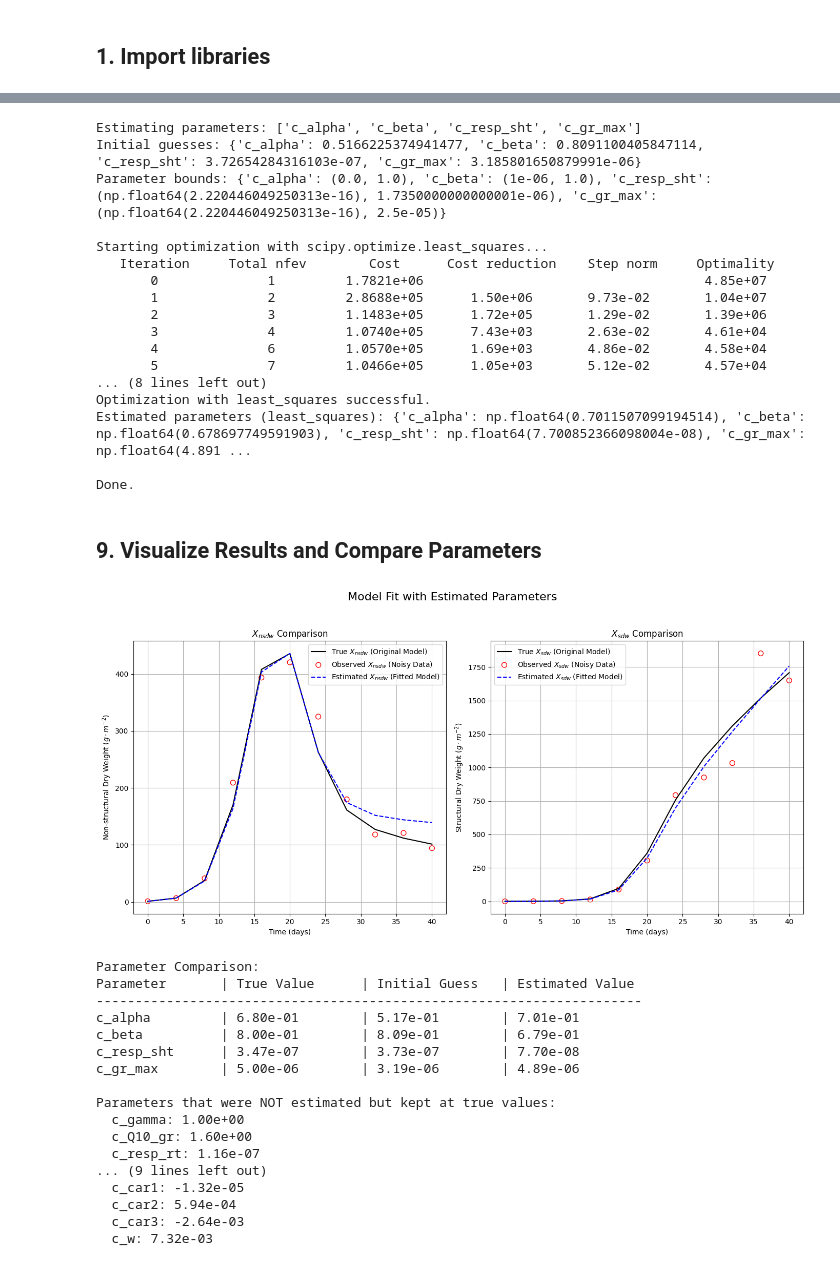
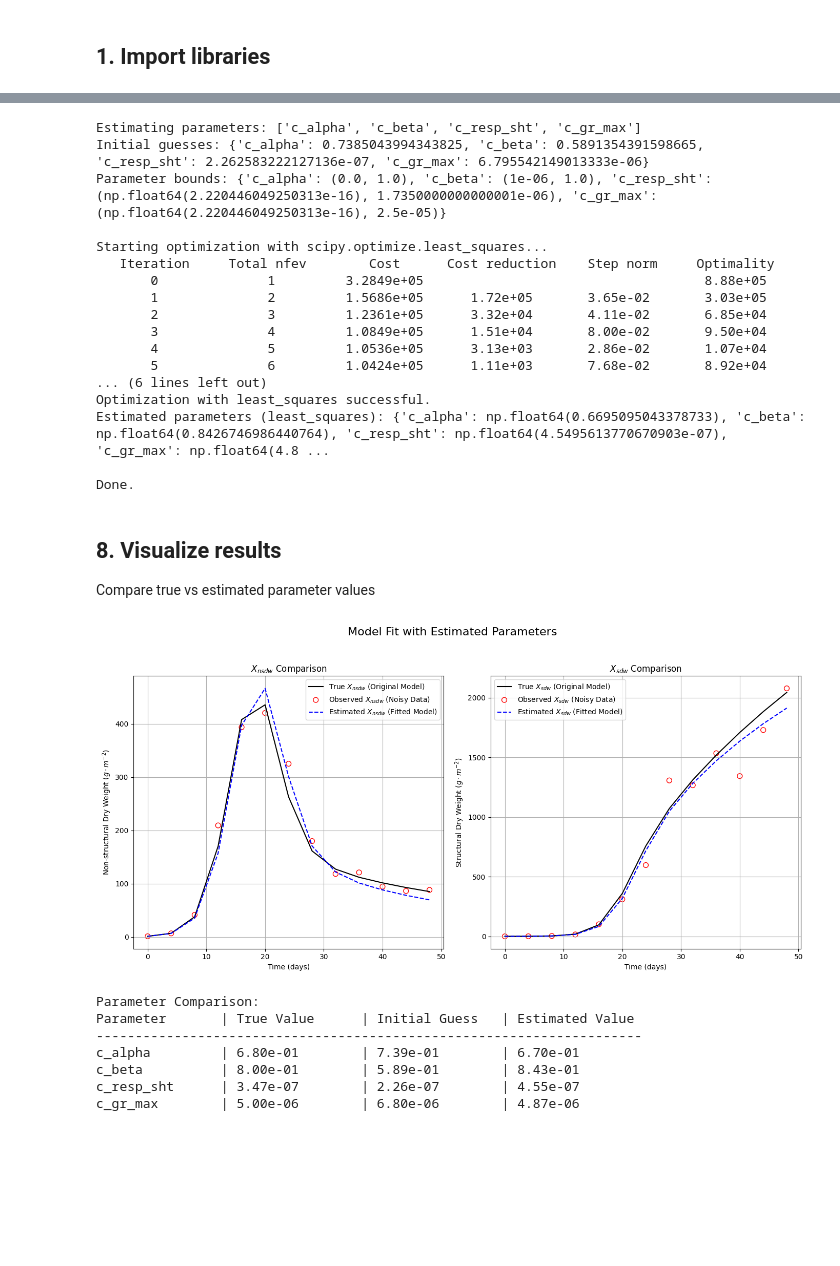
Before and after one commit to BiceMar/lettuce_growth_model_identifiability_analysis, a Jupyter notebook: parameter_estimation/script/estimation_simulated_data.ipynb, the cells around one changed output, grey strips where cells are left out. Drawn from its saved outputs; the diff is of its cells as text; code cells hidden in the pictures; blank space fills up the shorter version.

```diff
--- a/parameter_estimation/script/estimation_simulated_data.ipynb
+++ b/parameter_estimation/script/estimation_simulated_data.ipynb
@@ -163,11 +179,11 @@ Inputs: {'U_PAR': 150, 'U_CO2': 600, 'U_T': 22}
 X0 = [1.0, 0.1]  #1g/m^2 non-structural, 0.1g/m^2 structural
 
 # Time span for the simulation
-t_days = 40
+t_days = 50
 
 t_seconds_per_day = 24 * 60 * 60
 
-# Suppose we sample the data every 4 days.
+# Sample the data every 4 days.
 sampling_interval_days = 4
 num_sampling_points = int(t_days / sampling_interval_days) + 1
 sampling_days = np.linspace(0, sampling_interval_days * (num_sampling_points - 1), num_sampling_points)
@@ -198,14 +214,16 @@ time_points_days = t_eval_seconds / t_seconds_per_day
 # Plot data
 plt.figure(figsize=(12, 6))
 plt.subplot(1, 2, 1)
-plt.plot(time_points_days, true_X_nsdw, label='True $X_{nsdw}$ (Non-structural)')
+plt.plot(time_points_days, true_X_nsdw, label='True $X_{nsdw}$ (Non-structural)', color='blue', linestyle='-')
+plt.scatter(time_points_days, true_X_nsdw, color='blue', label='Data Points', s=30)
 plt.xlabel('Time (days)')
 plt.ylabel('Non-structural Dry Weight ($g \\cdot m^{-2}$)')
 plt.legend()
 plt.grid(True)
 
 plt.subplot(1, 2, 2)
-plt.plot(time_points_days, true_X_sdw, label='True $X_{sdw}$ (Structural)')
+plt.plot(time_points_days, true_X_sdw, label='True $X_{sdw}$ (Structural)', color='green')
+plt.scatter(time_points_days, true_X_sdw, color='green', label='Data Points', s=30)
 plt.xlabel('Time (days)')
 plt.ylabel('Structural Dry Weight ($g \\cdot m^{-2}$)')
 plt.legend()
@@ -330,8 +354,7 @@ def objective_function(estimated_param_values, param_names_to_estimate, all_para
 def residuals_function(estimated_param_values, param_names_to_estimate, all_params,
                        t_eval_seconds, X0_sim, inputs_sim, observed_nsdw, observed_sdw):
     """
-    Residuals function for `least_squares` optimization.
-    Returns a flat array of residuals (simulated - observed).
+    Returns a array of residuals: simulated - observed.
     """
     params_to_simulate = all_params.copy()
     for i, name in enumerate(param_names_to_estimate):
@@ -374,6 +395,5 @@ Parameter estimation was carried out using optimization algorithms available in
 # %%
 
-# initial guesses
 initial_guesses = []
 parameter_bounds = []
 
@@ -453,28 +473,29 @@ if optimization_result_least_squares.success:
     print("\nDone.")
 # %% [output]
 Estimating parameters: ['c_alpha', 'c_beta', 'c_resp_sht', 'c_gr_max']
-Initial guesses: {'c_alpha': 0.5166225374941477, 'c_beta': 0.8091100405847114, 'c_resp_sht': 3.72654284316103e-07, 'c_gr_max': 3.185801650879991e-06}
+Initial guesses: {'c_alpha': 0.7385043994343825, 'c_beta': 0.5891354391598665, 'c_resp_sht': 2.262583222127136e-07, 'c_gr_max': 6.795542149013333e-06}
 Parameter bounds: {'c_alpha': (0.0, 1.0), 'c_beta': (1e-06, 1.0), 'c_resp_sht': (np.float64(2.220446049250313e-16), 1.7350000000000001e-06), 'c_gr_max': (np.float64(2.220446049250313e-16), 2.5e-05)}
 
 Starting optimization with scipy.optimize.least_squares...
    Iteration     Total nfev        Cost      Cost reduction    Step norm     Optimality
-       0              1         1.7821e+06                                    4.85e+07
-       1              2         2.8688e+05      1.50e+06       9.73e-02       1.04e+07
-       2              3         1.1483e+05      1.72e+05       1.29e-02       1.39e+06
-       3              4         1.0740e+05      7.43e+03       2.63e-02       4.61e+04
-       4              6         1.0570e+05      1.69e+03       4.86e-02       4.58e+04
-       5              7         1.0466e+05      1.05e+03       5.12e-02       4.57e+04
-... (8 lines left out)
+       0              1         3.2849e+05                                    8.88e+05
+       1              2         1.5686e+05      1.72e+05       3.65e-02       3.03e+05
+       2              3         1.2361e+05      3.32e+04       4.11e-02       6.85e+04
+       3              4         1.0849e+05      1.51e+04       8.00e-02       9.50e+04
+       4              5         1.0536e+05      3.13e+03       2.86e-02       1.07e+04
+       5              6         1.0424e+05      1.11e+03       7.68e-02       8.92e+04
+... (6 lines left out)
 Optimization with least_squares successful.
-Estimated parameters (least_squares): {'c_alpha': np.float64(0.7011507099194514), 'c_beta': np.float64(0.678697749591903), 'c_resp_sht': np.float64(7.700852366098004e-08), 'c_gr_max': np.float64(4.891 ...
+Estimated parameters (least_squares): {'c_alpha': np.float64(0.6695095043378733), 'c_beta': np.float64(0.8426746986440764), 'c_resp_sht': np.float64(4.5495613770670903e-07), 'c_gr_max': np.float64(4.8 ...
 
 Done.
 # %% [markdown]
 
- ## 9. Visualize Results and Compare Parameters
+ ## 8. Visualize results
+Compare true vs estimated parameter values
 # %%
 # Update the parameter dictionary with the final estimated values
-estimated_params_dict = true_params.copy() # Start with all true params
+estimated_params_dict = true_params.copy()
 for i, name in enumerate(parameters_to_estimate_names):
     estimated_params_dict[name] = final_estimated_param_values[i]
 
@@ -501,53 +522,43 @@ plt.plot(time_points_days, est_X_nsdw, 'b--', label='Estimated $X_{nsdw}$ (Fitte
 plt.xlabel('Time (days)')
 plt.ylabel('Non-structural Dry Weight ($g \\cdot m^{-2}$)')
 plt.legend()
 plt.title('$X_{nsdw}$ Comparison')
 plt.grid(True)
 
 plt.subplot(1, 2, 2)
 plt.plot(time_points_days, true_X_sdw, 'k-', label='True $X_{sdw}$ (Original Model)')
 plt.scatter(time_points_days, observed_X_sdw, facecolors='none', edgecolors='r', label='Observed $X_{sdw}$ (Noisy Data)', s=50)
 plt.plot(time_points_days, est_X_sdw, 'b--', label='Estimated $X_{sdw}$ (Fitted Model)')
 plt.xlabel('Time (days)')
 plt.ylabel('Structural Dry Weight ($g \\cdot m^{-2}$)')
 plt.legend()
 plt.title('$X_{sdw}$ Comparison')
 plt.grid(True)
 
 plt.suptitle('Model Fit with Estimated Parameters', fontsize=16)
 plt.tight_layout(rect=[0, 0, 1, 0.95])
 plt.show()
 
-# Compare true vs. estimated parameter values
+# Compare true vs estimated parameter values
 print("\nParameter Comparison:")
 print(f"{'Parameter':<15} | {'True Value':<15} | {'Initial Guess':<15} | {'Estimated Value':<20}")
 print("-" * 70)
 for i, name in enumerate(parameters_to_estimate_names):
     true_val_str = f"{true_params[name]:.2e}"
     init_guess_str = f"{initial_guesses[i]:.2e}"
     est_val_str = f"{final_estimated_param_values[i]:.2e}"
     print(f"{name:<15} | {true_val_str:<15} | {init_guess_str:<15} | {est_val_str:<20}")
 
-print("\nParameters that were NOT estimated but kept at true values:")
-for p_name, p_val in true_params.items():
-    if p_name not in parameters_to_estimate_names:
-        print(f"  {p_name}: {p_val:.2e}")
+#print("\nParameters that were not estimated but kept at true values:")
+#for p_name, p_val in true_params.items():
+#    if p_name not in parameters_to_estimate_names:
+#        print(f"  {p_name}: {p_val:.2e}")
 # %% [output]
-[figure, old version]
+[figure, new version]
 Parameter Comparison:
 Parameter       | True Value      | Initial Guess   | Estimated Value
 ----------------------------------------------------------------------
-c_alpha         | 6.80e-01        | 5.17e-01        | 7.01e-01
-c_beta          | 8.00e-01        | 8.09e-01        | 6.79e-01
-c_resp_sht      | 3.47e-07        | 3.73e-07        | 7.70e-08
-c_gr_max        | 5.00e-06        | 3.19e-06        | 4.89e-06
-
-Parameters that were NOT estimated but kept at true values:
-  c_gamma: 1.00e+00
-  c_Q10_gr: 1.60e+00
-  c_resp_rt: 1.16e-07
-... (9 lines left out)
-  c_car1: -1.32e-05
-  c_car2: 5.94e-04
-  c_car3: -2.64e-03
-  c_w: 7.32e-03
+c_alpha         | 6.80e-01        | 7.39e-01        | 6.70e-01
+c_beta          | 8.00e-01        | 5.89e-01        | 8.43e-01
+c_resp_sht      | 3.47e-07        | 2.26e-07        | 4.55e-07
+c_gr_max        | 5.00e-06        | 6.80e-06        | 4.87e-06
```
Also changed, not shown: parts of 17 cells of this notebook.
